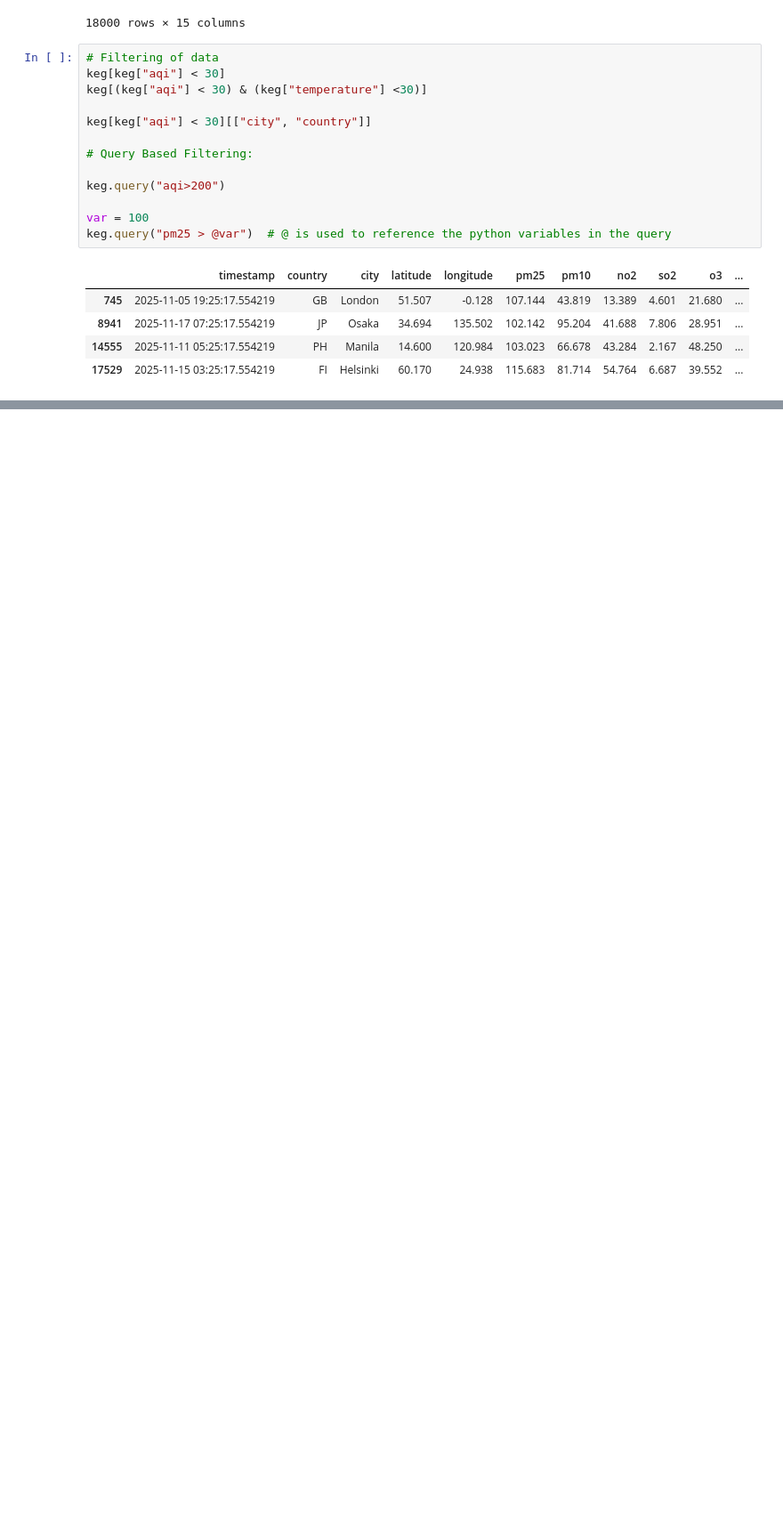
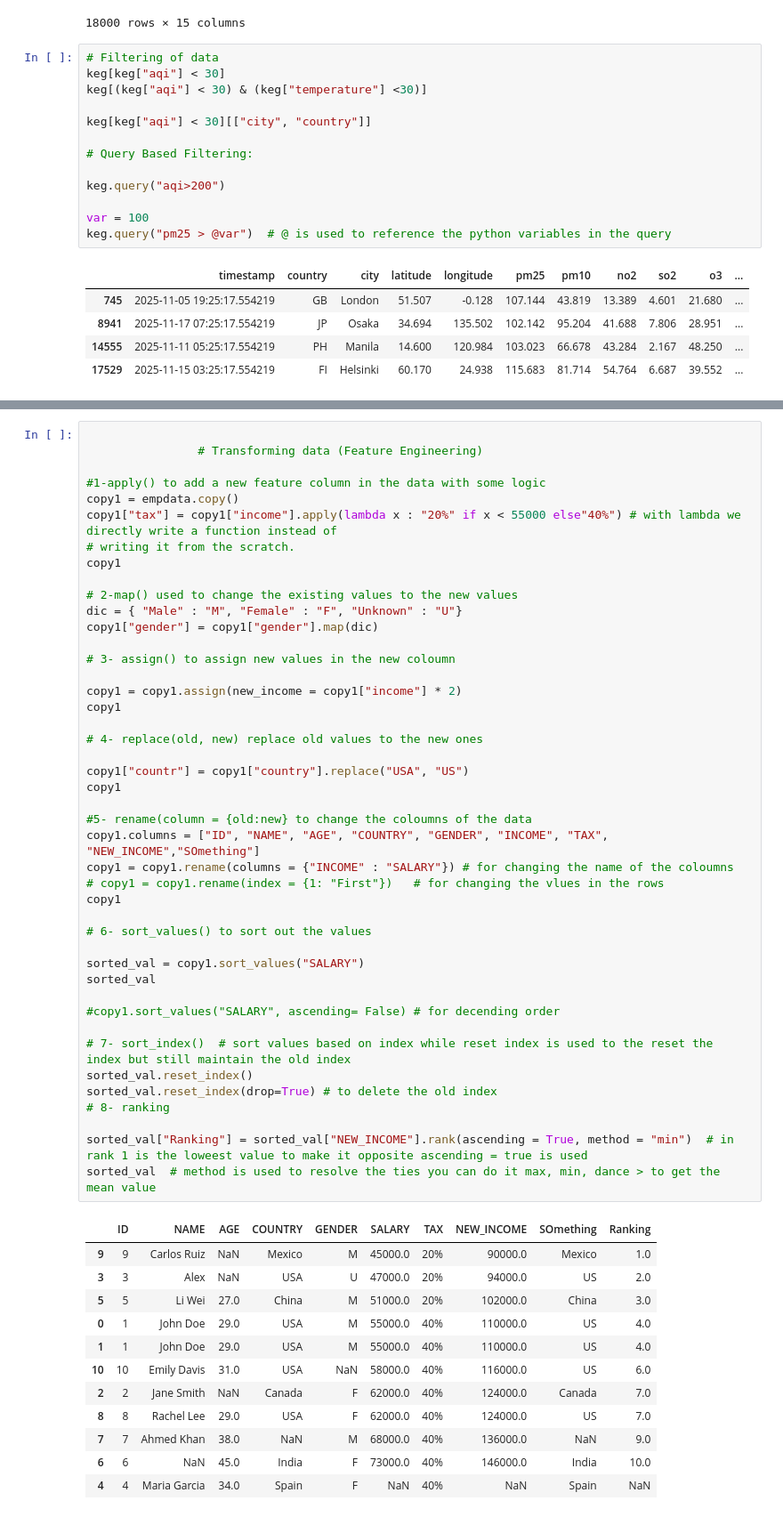
Before and after one commit to aneesi6247-lgtm/About-Data, a Jupyter notebook: Pandas_Tutorial.ipynb, the cells around one changed output, grey strips where cells are left out. Shown at 89% size. Drawn from its saved outputs; the diff is of its cells as text; blank space fills up the shorter version.

Commit message:
Data Handling and Feature Extraction

```diff
--- a/Pandas_Tutorial.ipynb
+++ b/Pandas_Tutorial.ipynb
@@ -241 +247,58 @@ empdata["name"].str.split(" ")
 Name: name, dtype: object
+# %%
+
+                # Transforming data (Feature Engineering)
+
+#1-apply() to add a new feature column in the data with some logic
+copy1 = empdata.copy()
+copy1["tax"] = copy1["income"].apply(lambda x : "20%" if x < 55000 else"40%") # with lambda we directly write a function instead of
+# writing it from the scratch.
+copy1
+
+# 2-map() used to change the existing values to the new values
+dic = { "Male" : "M", "Female" : "F", "Unknown" : "U"}
+copy1["gender"] = copy1["gender"].map(dic)
+
+# 3- assign() to assign new values in the new coloumn
+
+copy1 = copy1.assign(new_income = copy1["income"] * 2)
+copy1
+
+# 4- replace(old, new) replace old values to the new ones
+
+copy1["countr"] = copy1["country"].replace("USA", "US")
+copy1
+
+#5- rename(column = {old:new} to change the coloumns of the data
+copy1.columns = ["ID", "NAME", "AGE", "COUNTRY", "GENDER", "INCOME", "TAX", "NEW_INCOME","SOmething"]
+copy1 = copy1.rename(columns = {"INCOME" : "SALARY"}) # for changing the name of the coloumns
+# copy1 = copy1.rename(index = {1: "First"})   # for changing the vlues in the rows
+copy1
+
+# 6- sort_values() to sort out the values
+
+sorted_val = copy1.sort_values("SALARY")
+sorted_val
+
+#copy1.sort_values("SALARY", ascending= False) # for decending order
+
+# 7- sort_index()  # sort values based on index while reset index is used to the reset the index but still maintain the old index
+sorted_val.reset_index()
+sorted_val.reset_index(drop=True) # to delete the old index
+# 8- ranking
+
+sorted_val["Ranking"] = sorted_val["NEW_INCOME"].rank(ascending = True, method = "min")  # in rank 1 is the loweest value to make it opposite ascending = true is used
+sorted_val  # method is used to resolve the ties you can do it max, min, dance > to get the mean value
+# %% [output]
+|  | ID | NAME | AGE | COUNTRY | GENDER | SALARY | TAX | NEW_INCOME | SOmething | Ranking |
+| 9 | 9 | Carlos Ruiz | NaN | Mexico | M | 45000.0 | 20% | 90000.0 | Mexico | 1.0 |
+| 3 | 3 | Alex | NaN | USA | U | 47000.0 | 20% | 94000.0 | US | 2.0 |
+| 5 | 5 | Li Wei | 27.0 | China | M | 51000.0 | 20% | 102000.0 | China | 3.0 |
+| 0 | 1 | John Doe | 29.0 | USA | M | 55000.0 | 40% | 110000.0 | US | 4.0 |
+| 1 | 1 | John Doe | 29.0 | USA | M | 55000.0 | 40% | 110000.0 | US | 4.0 |
+| 10 | 10 | Emily Davis | 31.0 | USA | NaN | 58000.0 | 40% | 116000.0 | US | 6.0 |
+| 2 | 2 | Jane Smith | NaN | Canada | F | 62000.0 | 40% | 124000.0 | Canada | 7.0 |
+| 8 | 8 | Rachel Lee | 29.0 | USA | F | 62000.0 | 40% | 124000.0 | US | 7.0 |
+| 7 | 7 | Ahmed Khan | 38.0 | NaN | M | 68000.0 | 40% | 136000.0 | NaN | 9.0 |
+| 6 | 6 | NaN | 45.0 | India | F | 73000.0 | 40% | 146000.0 | India | 10.0 |
+| 4 | 4 | Maria Garcia | 34.0 | Spain | F | NaN | 40% | NaN | Spain | NaN |
```
Also changed, not shown: parts of 7 cells of this notebook, 1 other file.
